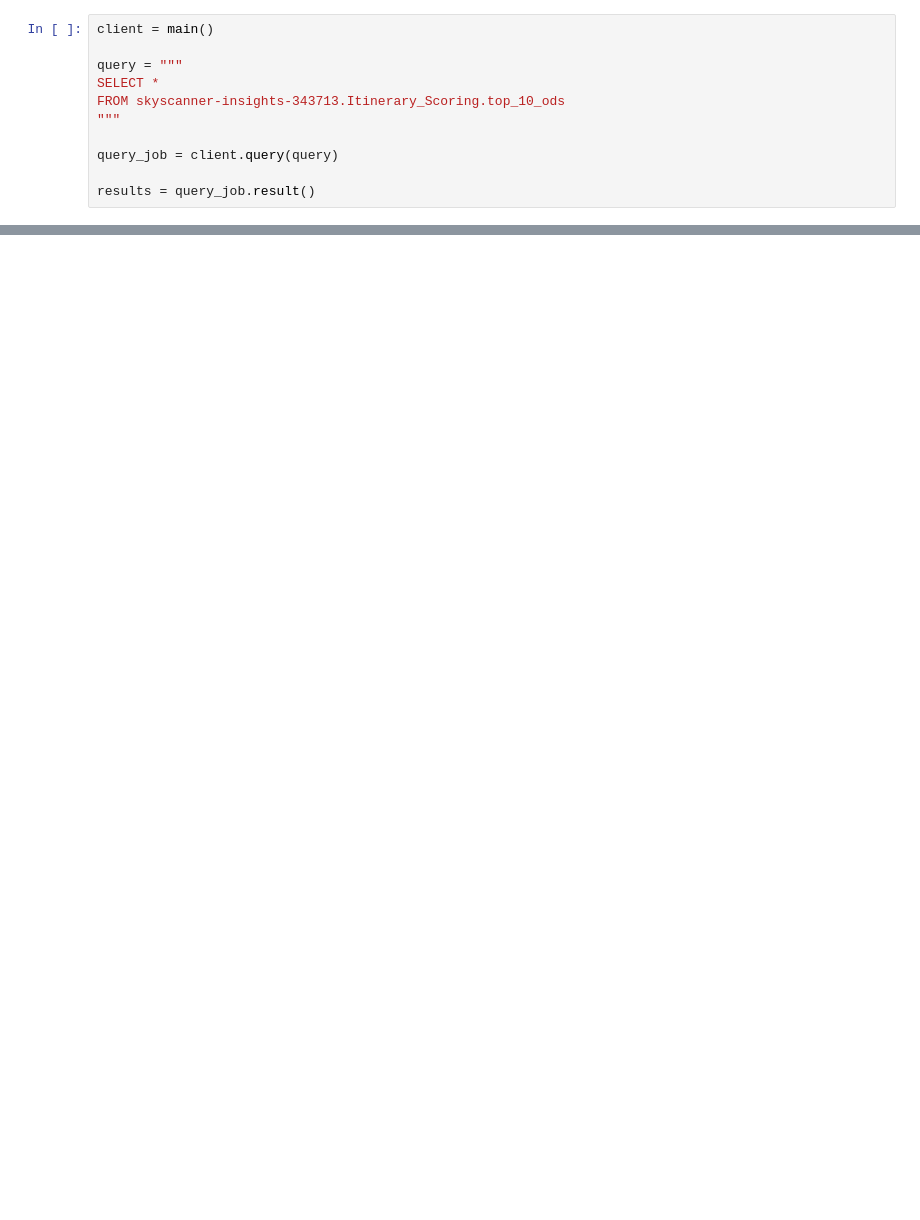
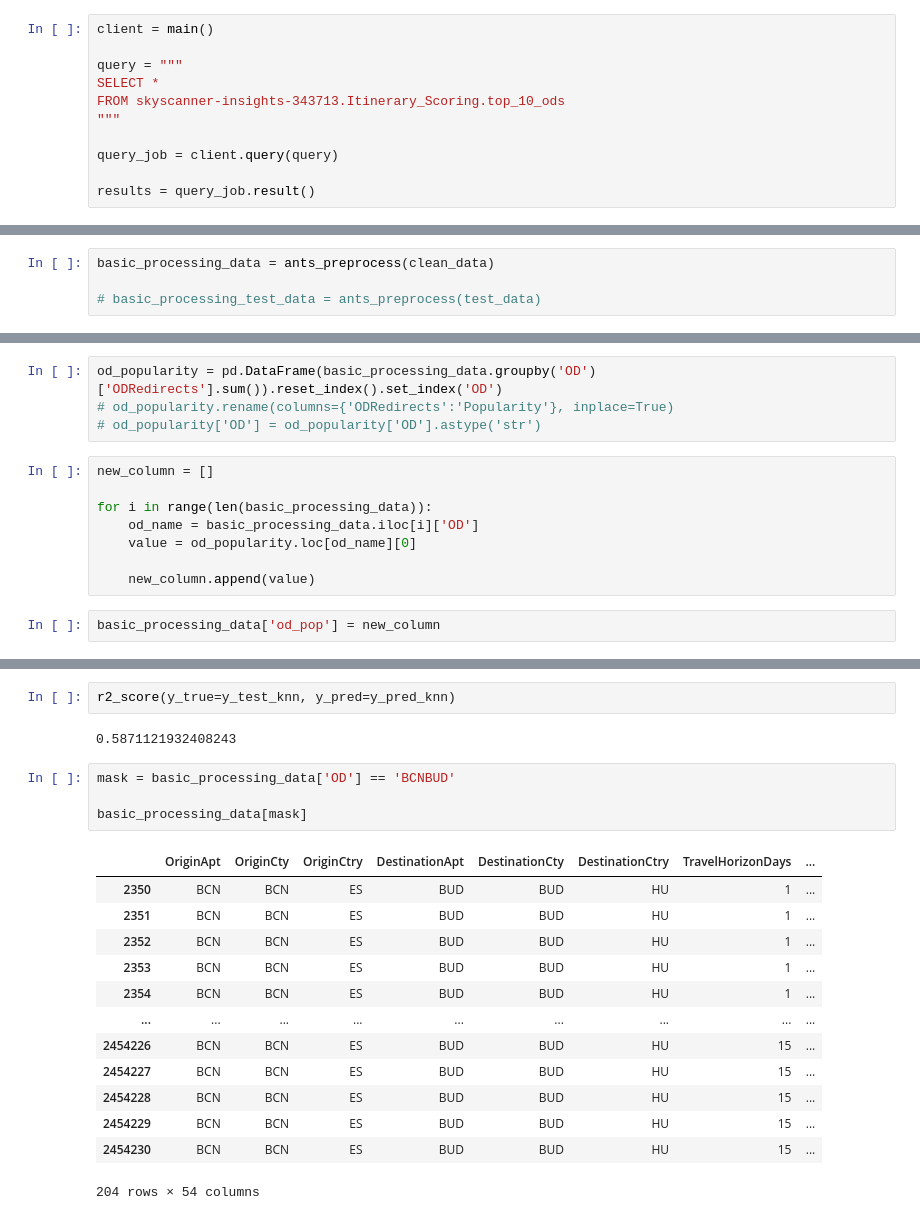
Before and after one commit to LaGenace/OptiFlyAi, a Jupyter notebook: Notebooks/ant_felix_data.ipynb, the cells around one changed output, grey strips where cells are left out. Cells and saved outputs as stored; diff of their text form; blank space fills up the shorter version.

```diff
--- a/Notebooks/ant_felix_data.ipynb
+++ b/Notebooks/ant_felix_data.ipynb
@@ -137,0 +116,4 @@ calculate_distance_difference(data_with_layover, as_ratio=True)
+# %%
+basic_processing_data = ants_preprocess(clean_data)
+
+# basic_processing_test_data = ants_preprocess(test_data)
@@ -137,0 +420,14 @@ calculate_distance_difference(data_with_layover, as_ratio=True)
+# %%
+od_popularity = pd.DataFrame(basic_processing_data.groupby('OD')['ODRedirects'].sum()).reset_index().set_index('OD')
+# od_popularity.rename(columns={'ODRedirects':'Popularity'}, inplace=True)
+# od_popularity['OD'] = od_popularity['OD'].astype('str')
+# %%
+new_column = []
+
+for i in range(len(basic_processing_data)):
+    od_name = basic_processing_data.iloc[i]['OD']
+    value = od_popularity.loc[od_name][0]
+
+    new_column.append(value)
+# %%
+basic_processing_data['od_pop'] = new_column
@@ -137,0 +482,22 @@ calculate_distance_difference(data_with_layover, as_ratio=True)
+# %%
+r2_score(y_true=y_test_knn, y_pred=y_pred_knn)
+# %% [output]
+0.5871121932408243
+# %%
+mask = basic_processing_data['OD'] == 'BCNBUD'
+
+basic_processing_data[mask]
+# %% [output]
+|  | OriginApt | OriginCty | OriginCtry | DestinationApt | DestinationCty | DestinationCtry | TravelHorizonDays | ... |
+| 2350 | BCN | BCN | ES | BUD | BUD | HU | 1 | ... |
+| 2351 | BCN | BCN | ES | BUD | BUD | HU | 1 | ... |
+| 2352 | BCN | BCN | ES | BUD | BUD | HU | 1 | ... |
+| 2353 | BCN | BCN | ES | BUD | BUD | HU | 1 | ... |
+| 2354 | BCN | BCN | ES | BUD | BUD | HU | 1 | ... |
+| ... | ... | ... | ... | ... | ... | ... | ... | ... |
+| 2454226 | BCN | BCN | ES | BUD | BUD | HU | 15 | ... |
+| 2454227 | BCN | BCN | ES | BUD | BUD | HU | 15 | ... |
+| 2454228 | BCN | BCN | ES | BUD | BUD | HU | 15 | ... |
+| 2454229 | BCN | BCN | ES | BUD | BUD | HU | 15 | ... |
+| 2454230 | BCN | BCN | ES | BUD | BUD | HU | 15 | ... |
+204 rows × 54 columns
```
Also changed, not shown: parts of 60 cells of this notebook, 1 other file.
